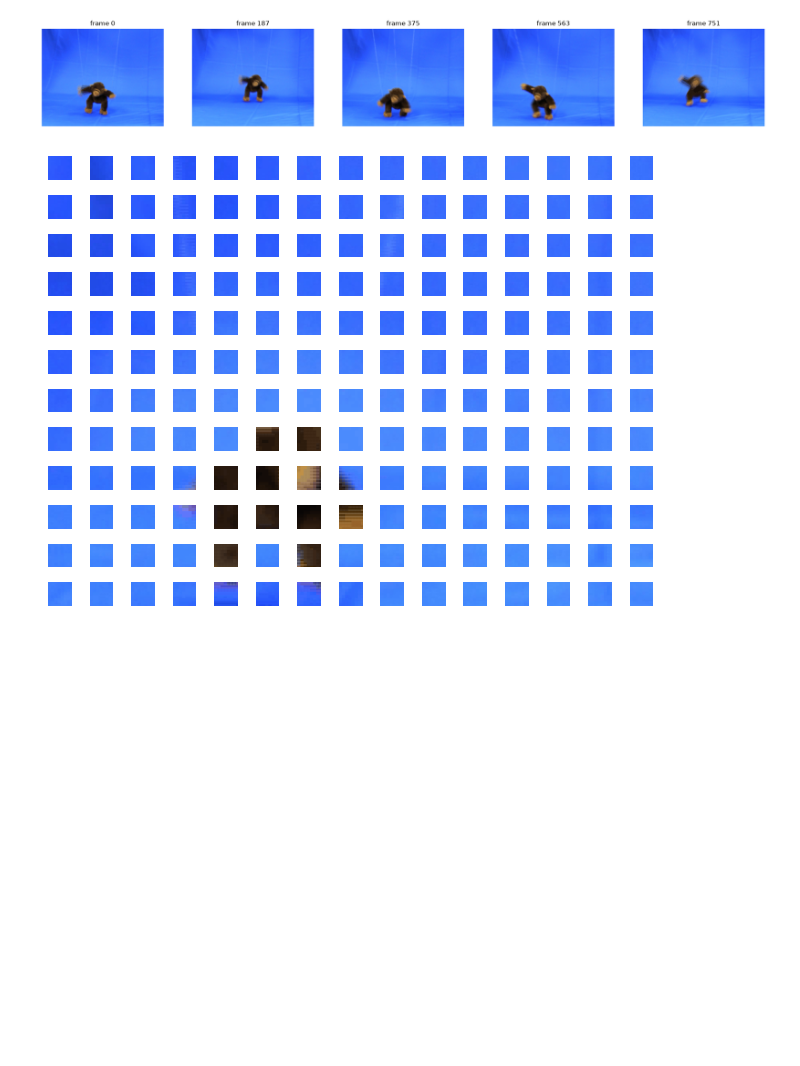
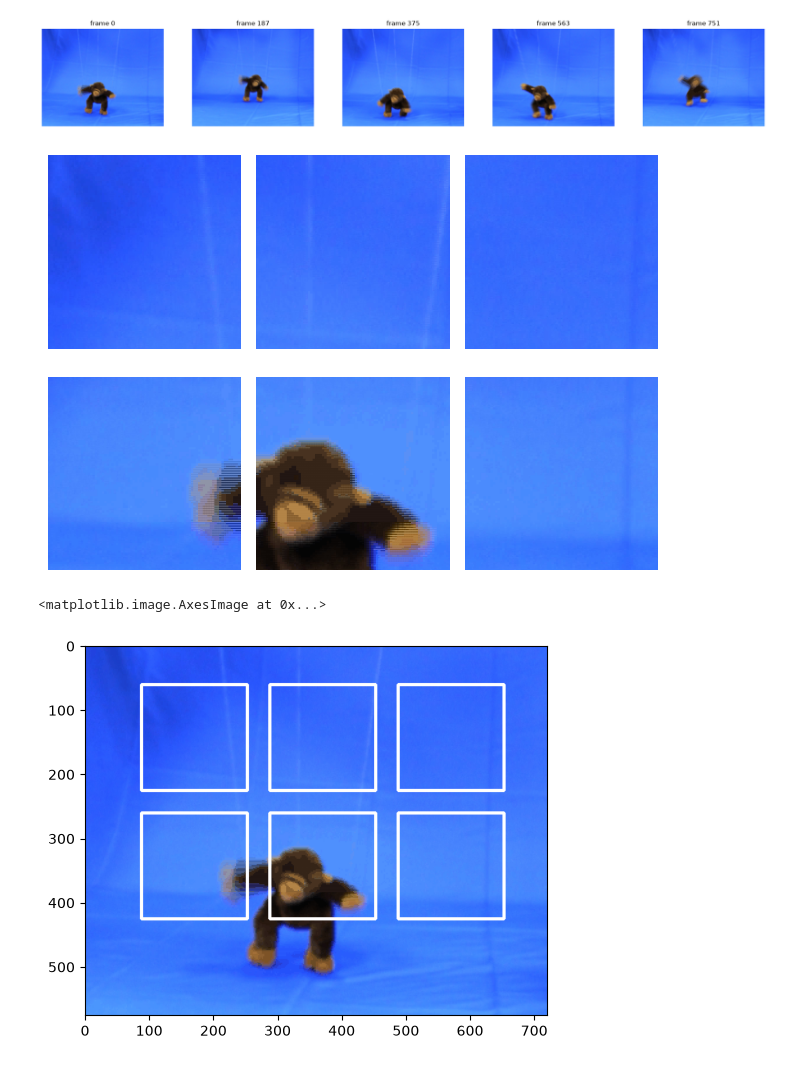
Before and after one commit to marsya-amanda/COMP3419-Python-Labs, a Jupyter notebook: SID530344829_Ass1a/macroblock_motion.ipynb, the cells around one changed output. Cells and saved outputs as stored; diff of their text form; code cells hidden in the pictures; blank space fills up the shorter version.

Commit message:
feat+debug: debug empty macroblocks bc of padding issue, implement stream-based processing

```diff
--- a/SID530344829_Ass1a/macroblock_motion.ipynb
+++ b/SID530344829_Ass1a/macroblock_motion.ipynb
@@ -47,17 +53,22 @@ plot_samples(ORIGINAL_VIDEO, count = 5)
 # %%
 """
 Steps:
 - get macroblocks for some frame i
 -
 """
 
-first_centre, last_centre, n_candidate_rows, n_candidate_cols, macroblocks = get_macroblocks(ORIGINAL_VIDEO, frame_i = 30)
+first_centre, last_centre, n_candidate_rows, n_candidate_cols, macroblocks = get_macroblocks(ORIGINAL_VIDEO, 0, 165, 200, 5)
 
-#macroblocks
-first_centre, last_centre, len(macroblocks), n_candidate_rows, n_candidate_cols
+#macroblocks - note: NOT CENTRED
+#first_centre, last_centre, len(macroblocks), n_candidate_rows, n_candidate_cols
 plot_macroblocks(macroblocks, n_candidate_rows, n_candidate_cols)
+sample_0 = sample_ith_frame(ORIGINAL_VIDEO, 0)
+macroblocks_drawn = draw_macroblocks(sample_0, None, macroblocks)
+plt.imshow(macroblocks_drawn)
 # %% [output]
-[figure, old version]
+[figure, new version]
+<matplotlib.image.AxesImage at 0x...>
+[figure, added]
 # %%
 # get reports of consecutive frames i to i+n in bulk
 consecutive_frames_in_macroblocks = get_macroblocks_consecutive_frames(ORIGINAL_VIDEO, count=2)
```
Also changed, not shown: parts of 3 cells of this notebook, 1 other file.
